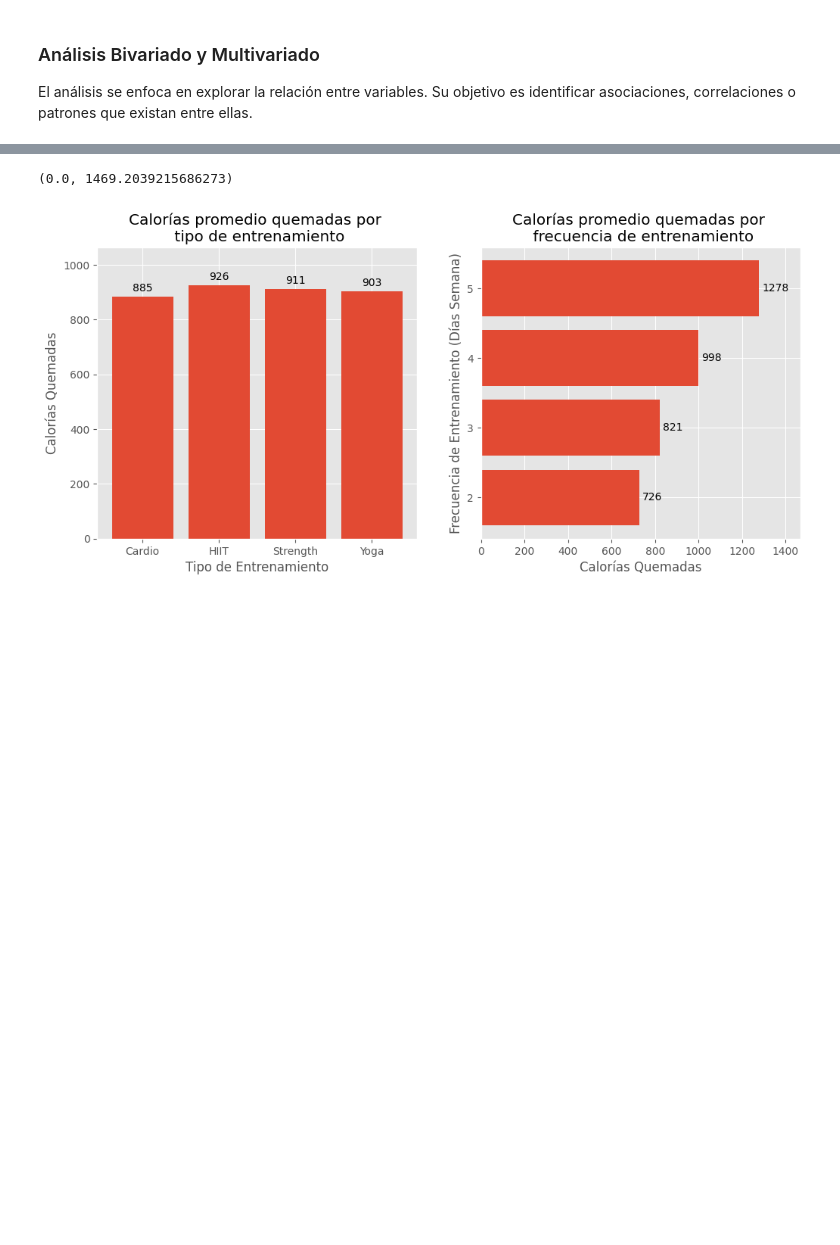
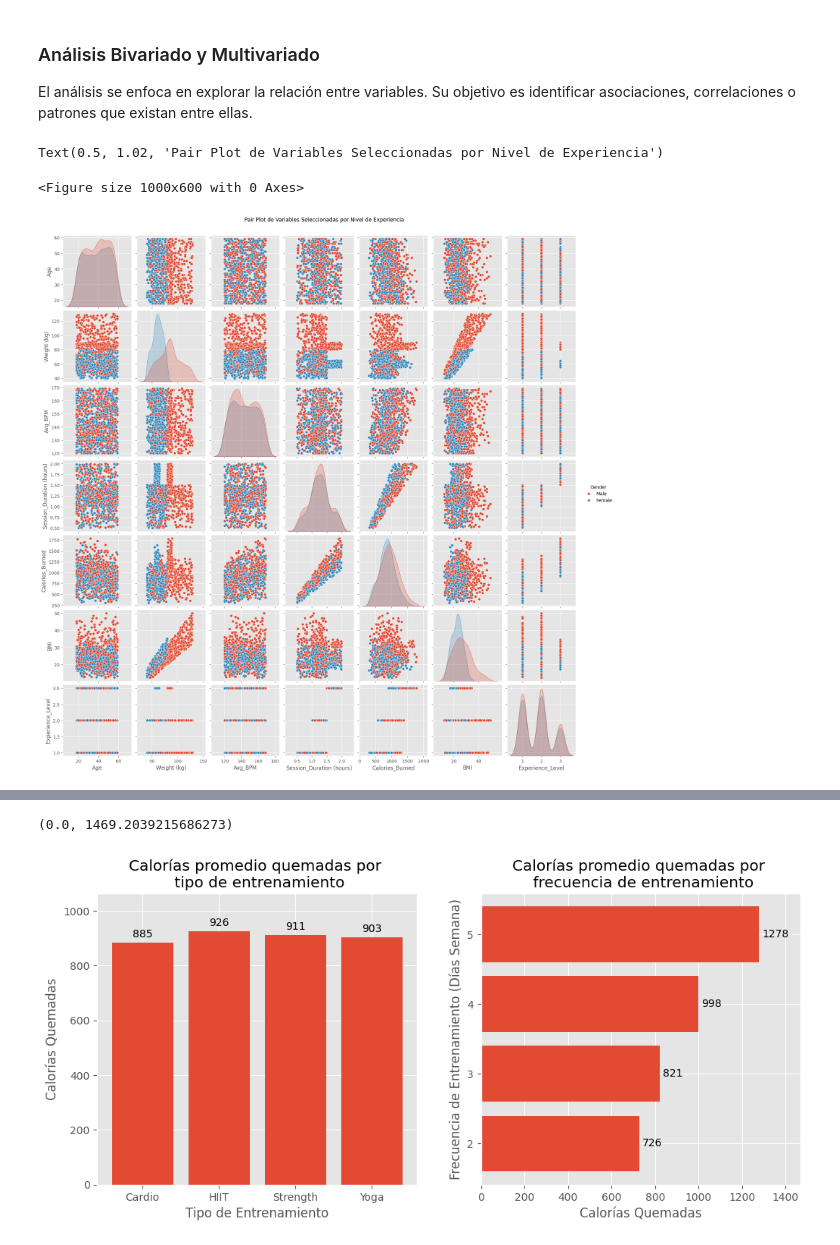
Before and after one commit to NicolasRamosB14/Analisis_Exploratorio_de_Datos_Python, a Jupyter notebook: Gym_Members_Exercise.ipynb, the cells around one changed output, grey strips where cells are left out. Cells and saved outputs as stored; diff of their text form; code cells hidden in the pictures; blank space fills up the shorter version.

```diff
--- a/Gym_Members_Exercise.ipynb
+++ b/Gym_Members_Exercise.ipynb
@@ -301,4 +383,15 @@ axs[2].set_ylim(0, bmi_by_gender.max() * 1.15)
 ### Análisis Bivariado y Multivariado
 
 El análisis se enfoca en explorar la relación entre variables. Su objetivo es identificar asociaciones, correlaciones o patrones que existan entre ellas.
+# %%
+# Pairplot de algunas variables seleccionadas
+# Selecciona un subconjunto de variables para evitar gráficos demasiado densos
+selected_cols_for_pairplot = ['Age', 'Weight (kg)', 'Avg_BPM', 'Session_Duration (hours)', 'Calories_Burned', 'BMI', 'Experience_Level', 'Gender']
+plt.figure() # Crear una nueva figura para evitar solapamientos
+sns.pairplot(df[selected_cols_for_pairplot], hue='Gender', diag_kind='kde')
+plt.suptitle('Pair Plot de Variables Seleccionadas por Nivel de Experiencia', y=1.02)
+# %% [output]
+Text(0.5, 1.02, 'Pair Plot de Variables Seleccionadas por Nivel de Experiencia')
+<Figure size 1000x600 with 0 Axes>
+[figure, added]
 # %%
```
Also changed, not shown: parts of 10 cells of this notebook.
